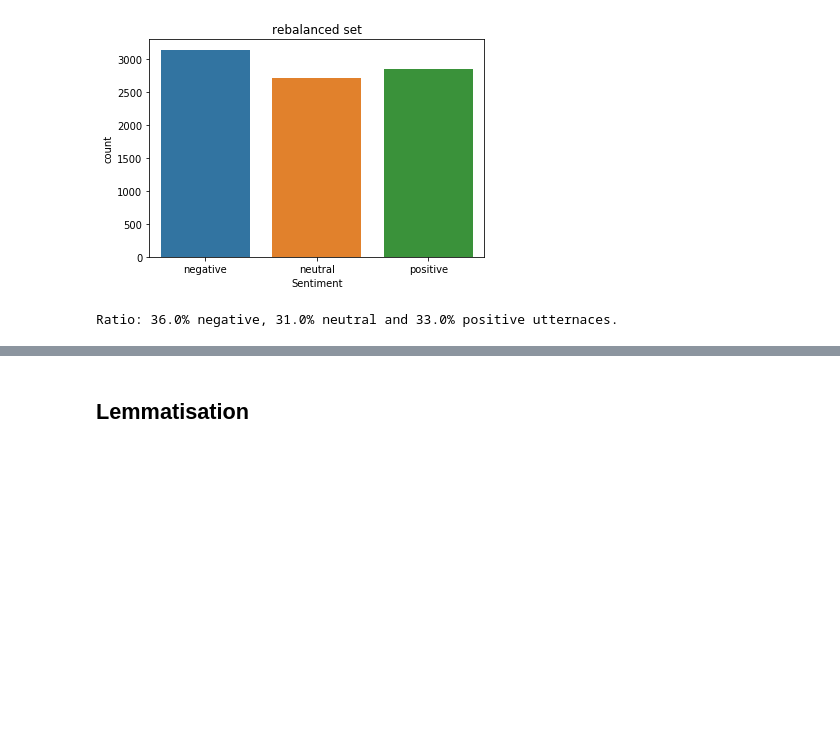
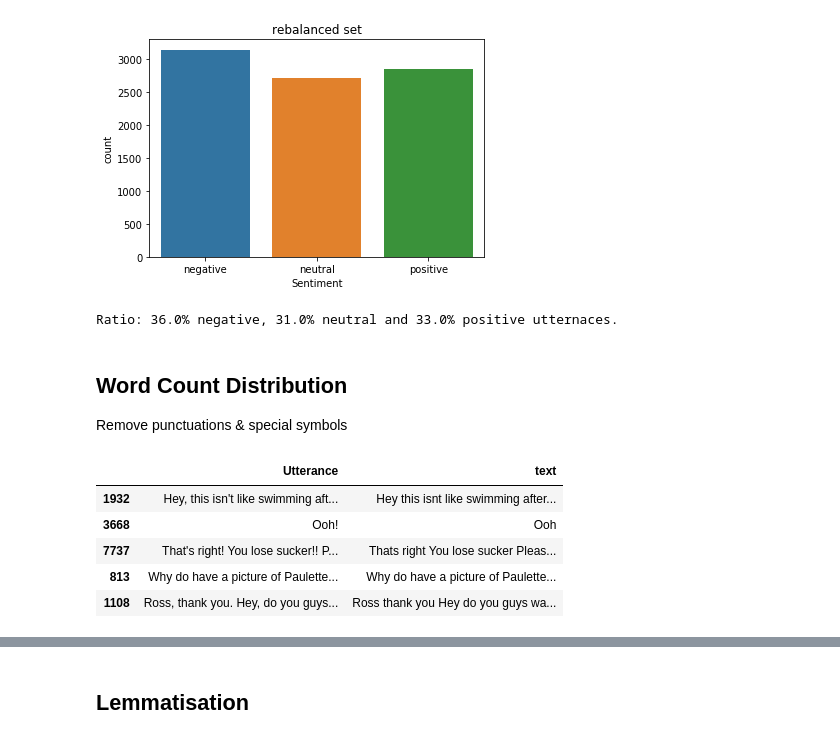
Before and after one commit to zeetaros/ml_nanodegree, a Jupyter notebook: capstone/dev_text_models.ipynb, the cells around one changed output, grey strips where cells are left out. Saved outputs shown, nothing was run; the diff lists cells and outputs as text; code cells hidden in the pictures; blank space fills up the shorter version.

```diff
--- a/capstone/dev_text_models.ipynb
+++ b/capstone/dev_text_models.ipynb
@@ -123,3 +121,6 @@ Text(0.5, 1.0, 'rebalanced set')
 print(f'Ratio: {round(100*new_c_negative/len(data_balanced),0)}% negative, {round(100*new_c_neutral/len(data_balanced),0)}% neutral and {round(100*new_c_positive/len(data_balanced),0)}% positive utternaces.')
 # %% [output]
 Ratio: 36.0% negative, 31.0% neutral and 33.0% positive utternaces.
+# %% [markdown]
+## Word Count Distribution
+Remove punctuations & special symbols
@@ -125,0 +130,9 @@ Ratio: 36.0% negative, 31.0% neutral and 33.0% positive utternaces.
+# %%
+data_balanced[['Utterance', 'text']].head()
+# %% [output]
+|  | Utterance | text |
+| 1932 | Hey, this isn't like swimming aft... | Hey this isnt like swimming after... |
+| 3668 | Ooh! | Ooh |
+| 7737 | That's right! You lose sucker!! P... | Thats right You lose sucker Pleas... |
+| 813 | Why do have a picture of Paulette... | Why do have a picture of Paulette... |
+| 1108 | Ross, thank you. Hey, do you guys... | Ross thank you Hey do you guys wa... |
```
Also changed, not shown: parts of 5 cells of this notebook, 16 other files.
